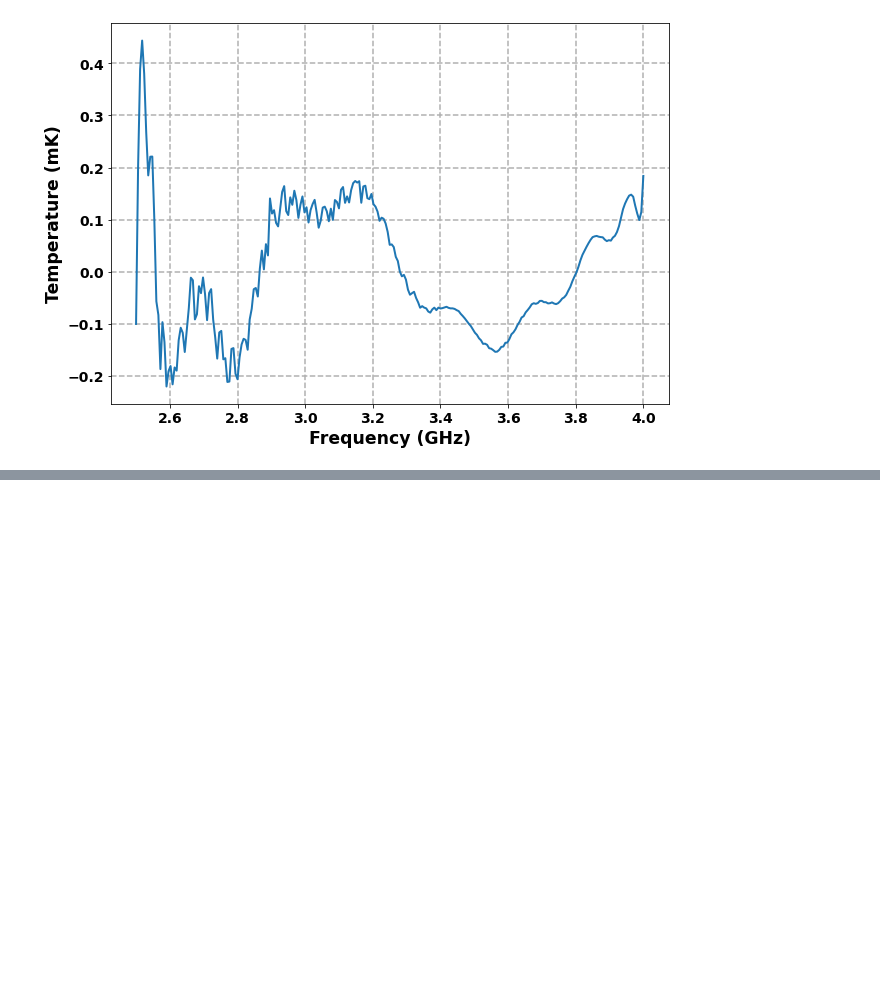
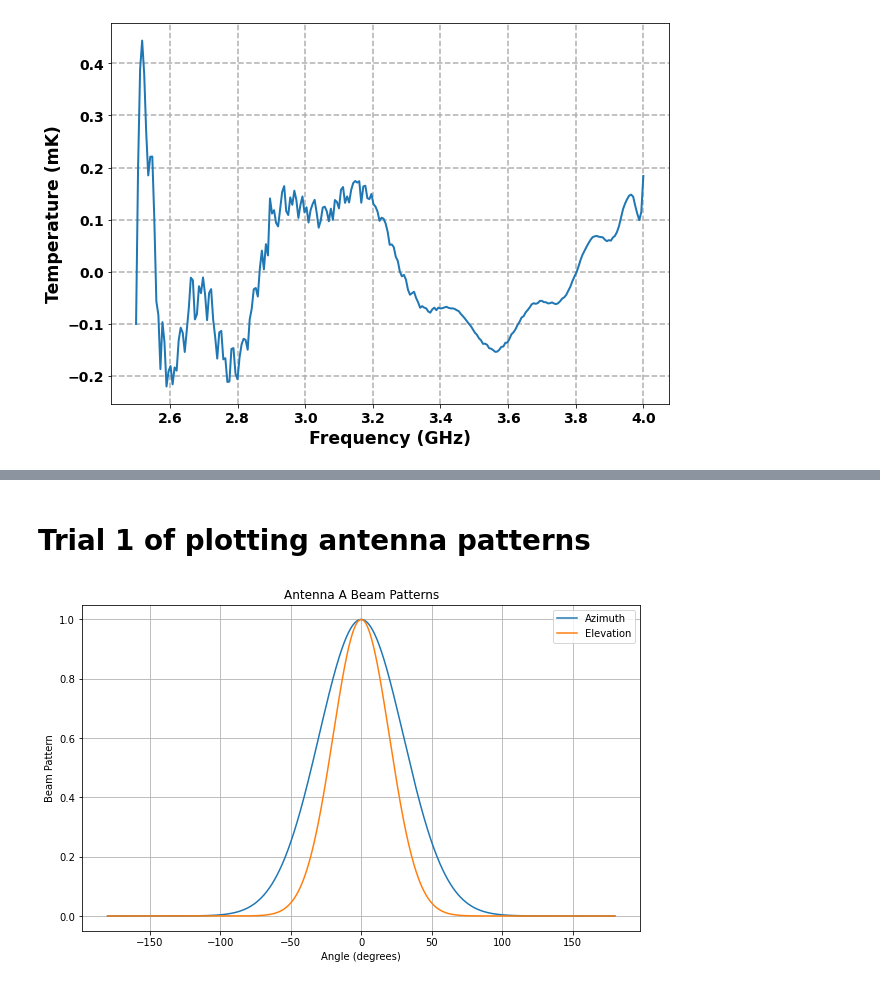
Before and after one commit to mayurisrao/APSERa, a Jupyter notebook: Apsera_Dual_Polarization_Modification.ipynb, the cells around one changed output, grey strips where cells are left out. Saved outputs shown, nothing was run; the diff lists cells and outputs as text; code cells hidden in the pictures; blank space fills up the shorter version.

```diff
--- a/Apsera_Dual_Polarization_Modification.ipynb
+++ b/Apsera_Dual_Polarization_Modification.ipynb
@@ -1061,0 +1092,36 @@ plt.title('The comparison of Spectrum after convolution with sky')
+# %% [markdown]
+# Trial 1 of plotting antenna patterns
+# %%
+def gaussian_beam(theta, beam_width):
+    return np.exp(-0.5 * (theta / np.radians(beam_width)) ** 2)
+
+# Antenna parameters
+beam_width_Azimuth = 30  # Beam width for antenna A (in azimuth) in degrees
+beam_width_Elevation = 20  # Beam width for antenna A (in elevation) in degrees
+
+beam_width_Azimuth_B = 20  # Beam width for antenna B (in azimuth) in degrees
+beam_width_Elevation_B = 30  # Beam width for antenna B (in elevation) in degrees
+
+# Theta values for calculating beam patterns
+theta_range = np.linspace(-np.pi, np.pi, 1000)  # Range of angles from -pi to pi
+
+# Calculate beam patterns for antenna A
+beam_pattern_Azimuth = gaussian_beam(theta_range, beam_width_Azimuth)
+#print(beam_pattern_Azimuth)
+beam_pattern_Elevation = gaussian_beam(theta_range, beam_width_Elevation)
+
+# Calculate beam patterns for antenna B
+beam_pattern_Azimuth_B = gaussian_beam(theta_range, beam_width_Azimuth_B)
+beam_pattern_Elevation_B = gaussian_beam(theta_range, beam_width_Elevation_B)
+# %%
+plt.figure(figsize=(10, 6))
+plt.plot(np.degrees(theta_range), beam_pattern_Azimuth, label='Azimuth')
+plt.plot(np.degrees(theta_range), beam_pattern_Elevation, label='Elevation')
+plt.xlabel('Angle (degrees)')
+plt.ylabel('Beam Pattern')
+plt.title('Antenna A Beam Patterns')
+plt.legend()
+plt.grid()
+plt.show()
+# %% [output]
+[figure, added]
```
Also changed, not shown: parts of 35 cells of this notebook, 1 other file.
